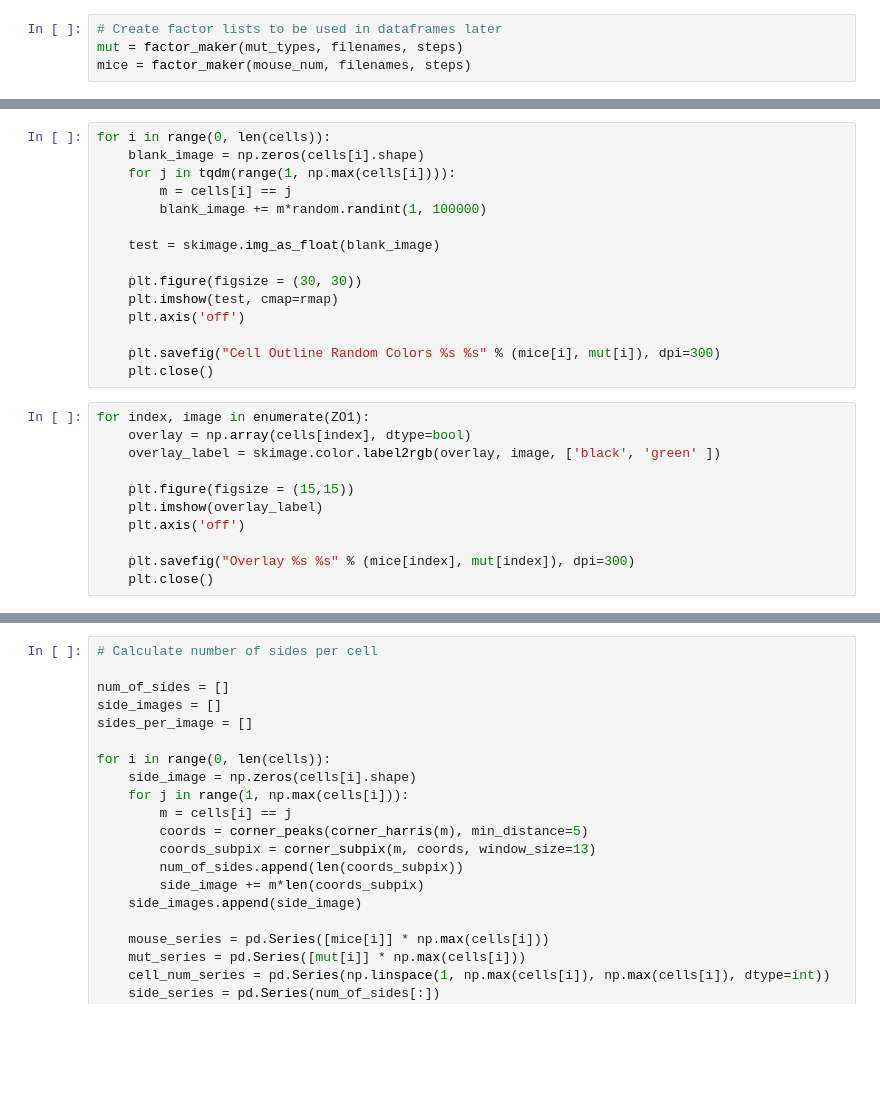
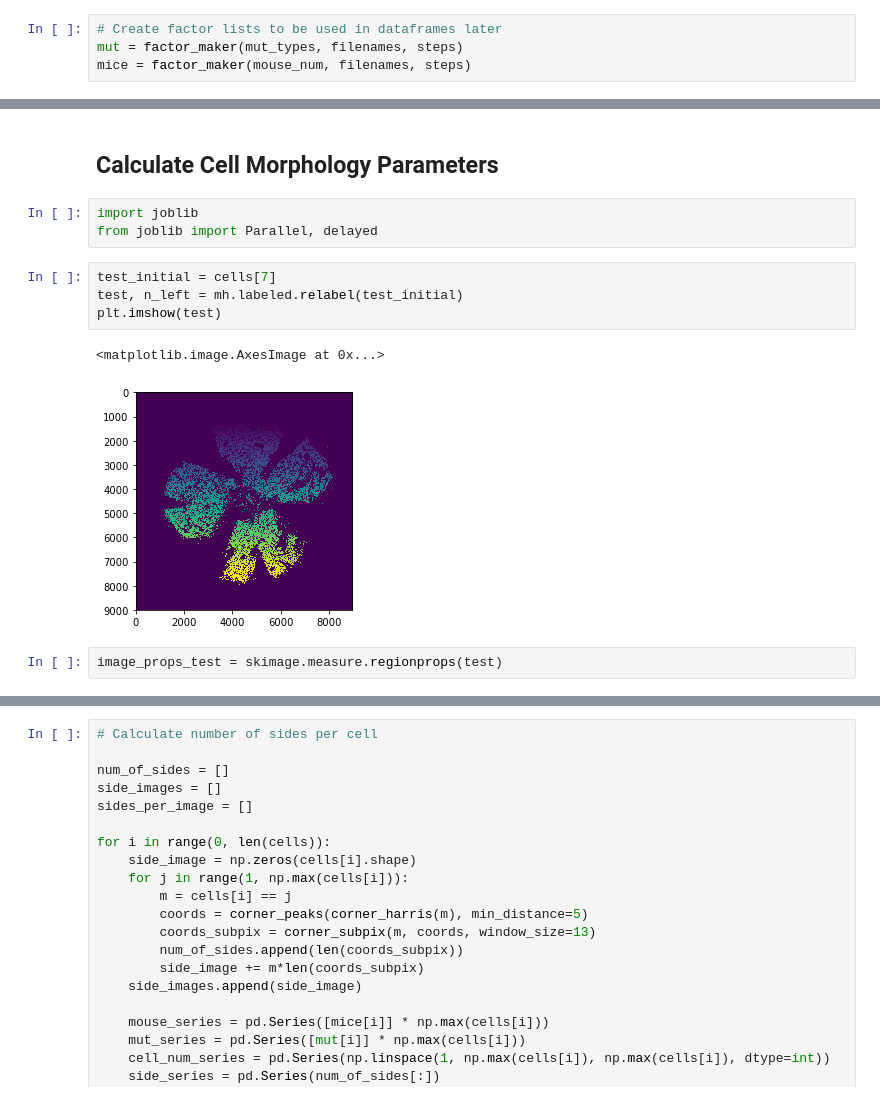
Before and after one commit to zagerpatrick/CLC2-RPE-Morphology, a Jupyter notebook: Analysis.ipynb, the cells around one changed output, grey strips where cells are left out. Saved outputs shown, nothing was run; the diff lists cells and outputs as text; blank space fills up the shorter version.

```diff
--- a/Analysis.ipynb
+++ b/Analysis.ipynb
@@ -49,26 +53,14 @@ cells = [np.load(image) for image in cell_filenames]
-# %%
-for i in range(0, len(cells)):
-    blank_image = np.zeros(cells[i].shape)
-    for j in tqdm(range(1, np.max(cells[i]))):
-        m = cells[i] == j
-        blank_image += m*random.randint(1, 100000)
-
-    test = skimage.img_as_float(blank_image)
-
-    plt.figure(figsize = (30, 30))
-    plt.imshow(test, cmap=rmap)
-    plt.axis('off')
-
-    plt.savefig("Cell Outline Random Colors %s %s" % (mice[i], mut[i]), dpi=300)
-    plt.close()
-# %%
-for index, image in enumerate(ZO1):
-    overlay = np.array(cells[index], dtype=bool)
-    overlay_label = skimage.color.label2rgb(overlay, image, ['black', 'green' ])
-
-    plt.figure(figsize = (15,15))
-    plt.imshow(overlay_label)
-    plt.axis('off')
-
-    plt.savefig("Overlay %s %s" % (mice[index], mut[index]), dpi=300)
-    plt.close()
+# %% [markdown]
+## Calculate Cell Morphology Parameters
+# %%
+import joblib
+from joblib import Parallel, delayed
+# %%
+test_initial = cells[7]
+test, n_left = mh.labeled.relabel(test_initial)
+plt.imshow(test)
+# %% [output]
+<matplotlib.image.AxesImage at 0x...>
+[figure, added]
+# %%
+image_props_test = skimage.measure.regionprops(test)
```
Also changed, not shown: parts of 15 cells of this notebook, 2 other files.
